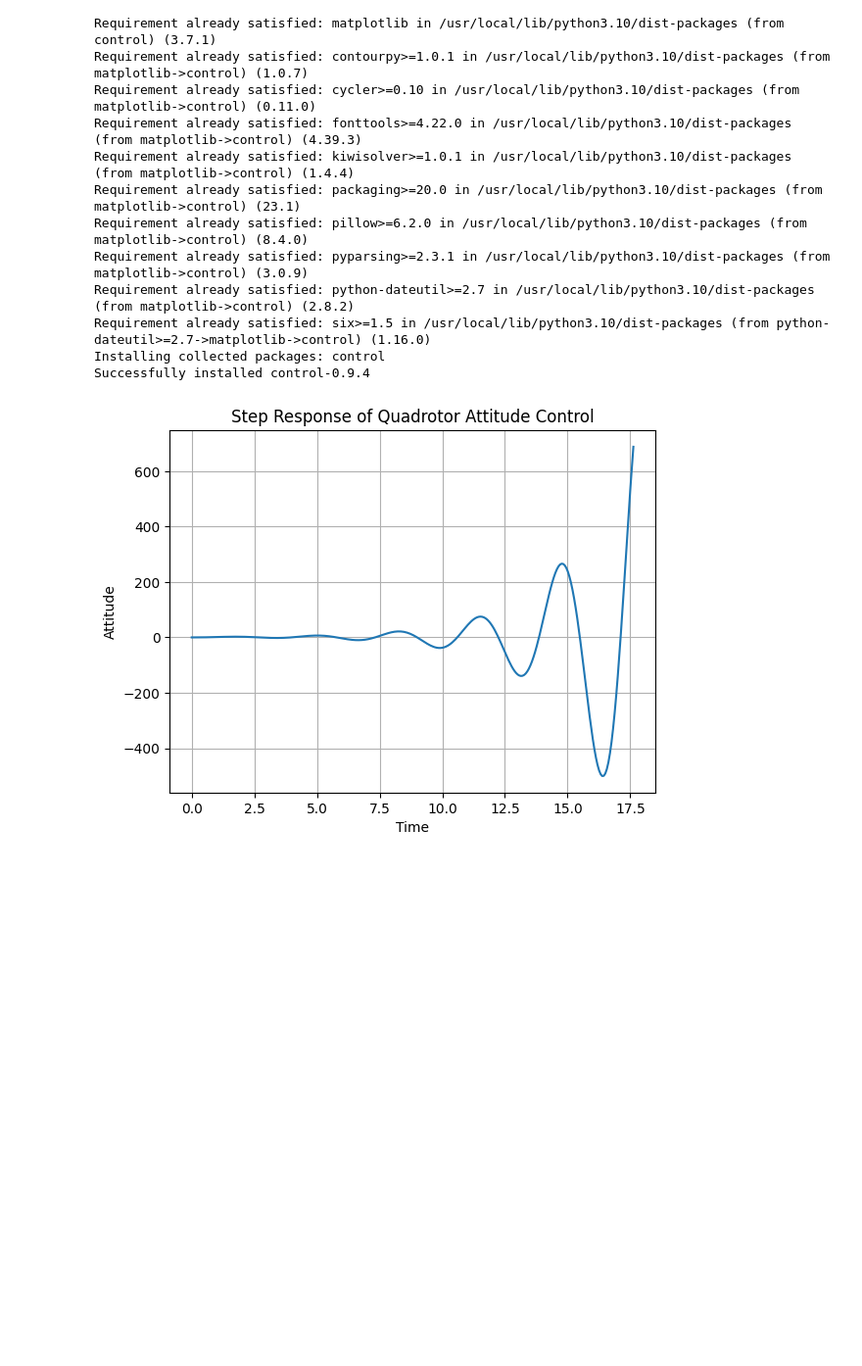
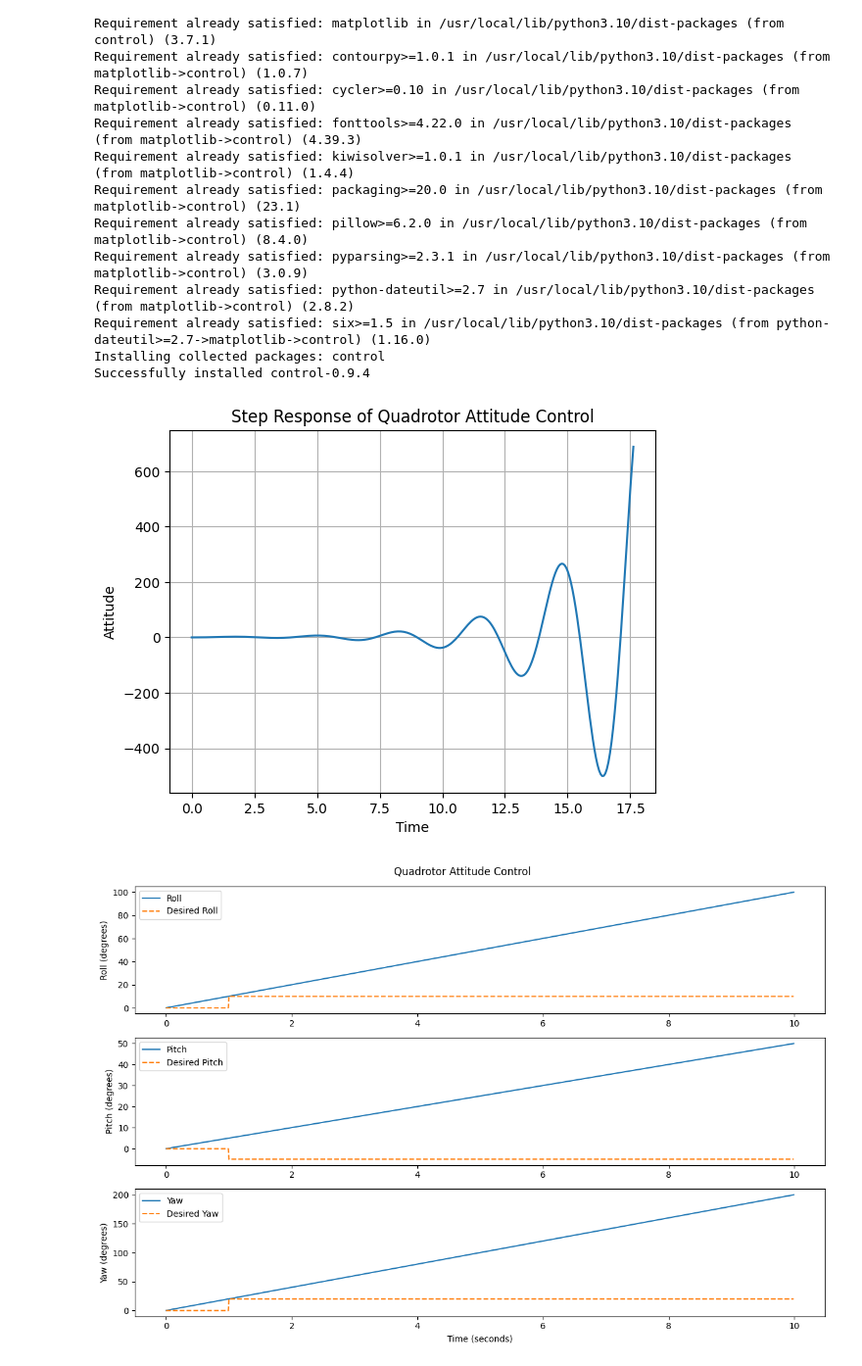
Before and after one commit to ME-UoP-ME421-Feb-2023/Rankine-RF, a Jupyter notebook: GroupRF_ControlSystems_Lab.ipynb, the cells around one changed output. Shown at 98% size. Saved outputs shown, nothing was run; the diff lists cells and outputs as text; code cells hidden in the pictures; blank space fills up the shorter version.

```diff
--- a/GroupRF_ControlSystems_Lab.ipynb
+++ b/GroupRF_ControlSystems_Lab.ipynb
@@ -1048,30 +1048,42 @@ def simulate_quadrotor_attitude_control(Kp, Ki, Kd, Ts, simulation_time):
         pitch_data[i] = pitch
         yaw_data[i] = yaw
         desired_roll_data[i] = desired_roll
         desired_pitch_data[i] = desired_pitch
         desired_yaw_data[i] = desired_yaw
 
     # Plot the results
     plt.figure(figsize=(12, 8))
     plt.subplot(3, 1, 1)
     plt.plot(t, np.rad2deg(roll_data), label='Roll')
     plt.plot(t, np.rad2deg(desired_roll_data), '--', label='Desired Roll')
     plt.ylabel('Roll (degrees)')
     plt.legend()
 
     plt.subplot(3, 1, 2)
     plt.plot(t, np.rad2deg(pitch_data), label='Pitch')
     plt.plot(t, np.rad2deg(desired_pitch_data), '--', label='Desired Pitch')
     plt.ylabel('Pitch (degrees)')
     plt.legend()
 
     plt.subplot(3, 1, 3)
     plt.plot(t, np.rad2deg(yaw_data), label='Yaw')
     plt.plot(t, np.rad2deg(desired_yaw_data), '--', label='Desired Yaw')
     plt.xlabel('Time (seconds)')
     plt.ylabel('Yaw (degrees)')
     plt.legend()
 
     plt.suptitle('Quadrotor Attitude Control')
     plt.tight_layout()
     plt.show()
+
+# Simulation parameters
+Kp = 2.0
+Ki = 1.0
+Kd = 0.5
+Ts = 0.01
+simulation_time = 10.0
+
+# Run the simulation
+simulate_quadrotor_attitude_control(Kp, Ki, Kd, Ts, simulation_time)
+# %% [output]
+[figure, added]
```
